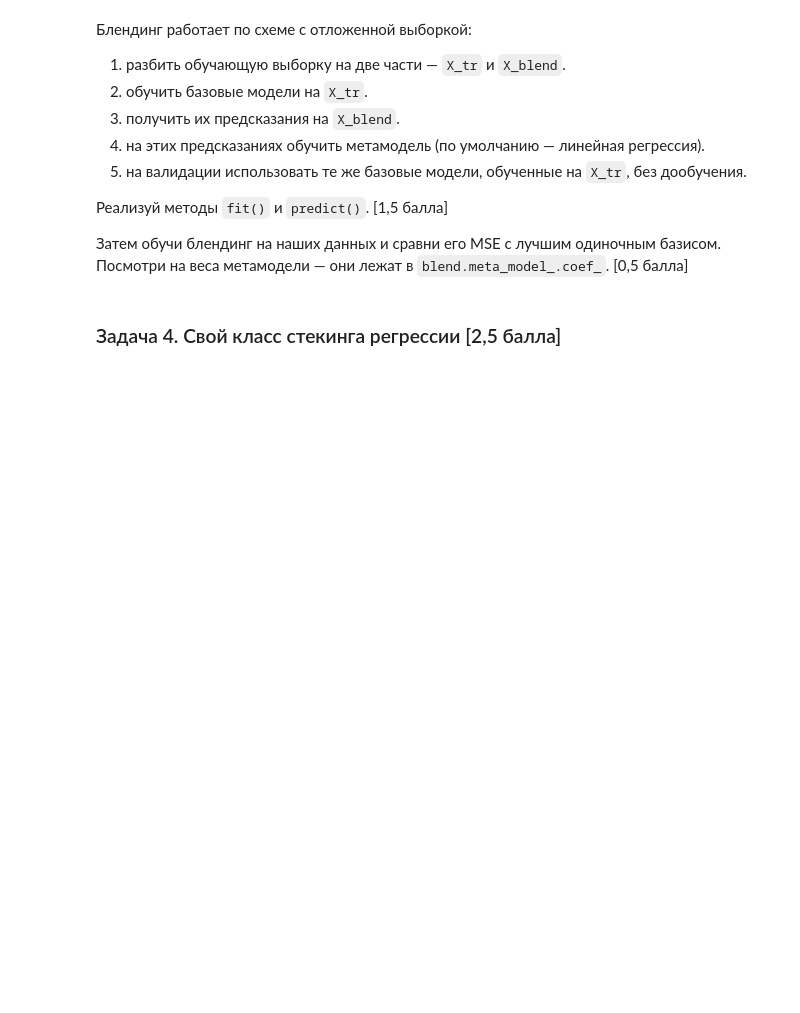
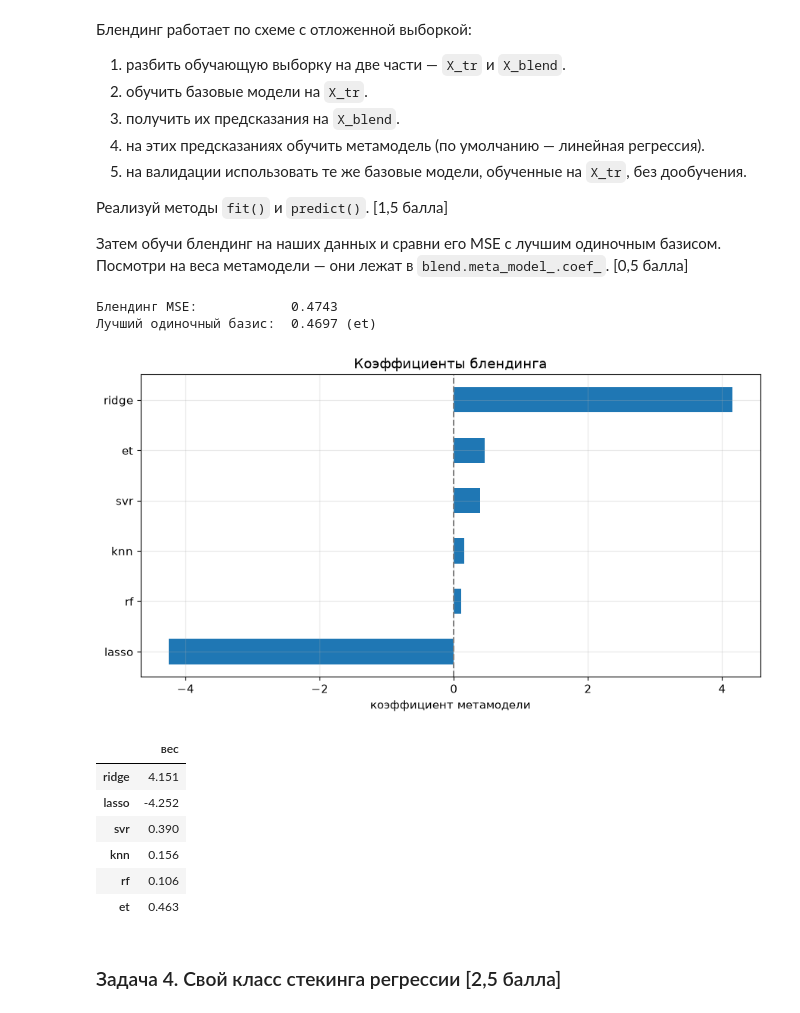
Before and after one commit to krivonosovti/CU, a Jupyter notebook: ML/Homework/Неделя_7_Машинное_обучение_ДЗ.ipynb, the cells around one changed output. Saved outputs shown, nothing was run; the diff lists cells and outputs as text; code cells hidden in the pictures; blank space fills up the shorter version.

```diff
--- a/ML/Homework/Неделя_7_Машинное_обучение_ДЗ.ipynb
+++ b/ML/Homework/Неделя_7_Машинное_обучение_ДЗ.ipynb
@@ -318,43 +398,80 @@ class MyBlendingRegressor(RegressorMixin, BaseEstimator):
     def fit(self, X, y):
         self.model_order_ = list(self.base_models)
         # 1. Отложенная выборка для метамодели
-        X_tr, X_blend, y_tr, y_blend = # train_test_split(...)
+        X_tr, X_blend, y_tr, y_blend = train_test_split(
+            X, y,
+            random_state=self.random_state,
+            test_size=self.test_size,
+            shuffle = self.shuffle,
+        )
 
         # 2. Базовые модели учим только на X_tr
-        self.fitted_base_ = # your code
         # NB: каждую модель перед fit оберни в clone(...)
+        self.fitted_base_ = {
+                    name: clone(model).fit(X_tr, y_tr)
+                    for name, model in self.base_models.items()
+                }
 
         # 3. Их предсказания на отложенной части — признаки для метамодели
-        P_blend = # your code
+        P_blend = np.column_stack([
+            self.fitted_base_[name].predict(X_blend)
+            for name in self.model_order_
+        ])
 
         # 4. Метамодель учится на предсказаниях, а не на исходных признаках
-        self.meta_model_ = # your code
+        self.meta_model_ = (
+            LinearRegression()
+            if self.meta_model is None
+            else clone(self.meta_model)
+        )
+        self.meta_model_.fit(P_blend, y_blend)
 
         return self
 
     def predict(self, X):
         if self.meta_model_ is None:
             raise RuntimeError('Сначала вызови fit.')
-        P = # your code
+        P =  np.column_stack([
+            self.fitted_base_[name].predict(X)
+            for name in self.model_order_
+        ])
         return self.meta_model_.predict(P)
 # %%
-blend = # MyBlendingRegressor(...)
+blend = MyBlendingRegressor(
+      base_models=make_base(),
+)
+blend.fit(X_train, y_train)
+prediction = blend.predict(X_valid)
 # your code: fit
-mse_blend = # your code
+mse_blend = mean_squared_error(y_valid, prediction)
 
 print(f'Блендинг MSE:            {mse_blend:.4f}')
 print(f'Лучший одиночный базис:  {min(single_scores.values()):.4f} '
       f'({min(single_scores, key=single_scores.get)})')
 
-weights_blend = # your code: use blend.meta_model_.coef_
+weights_blend = pd.Series(
+    blend.meta_model_.coef_,
+    index=blend.model_order_,
+)
 
 weights_blend.sort_values().plot(kind='barh', color='tab:blue')
 plt.axvline(0, color='gray', ls='--')
 plt.xlabel('коэффициент метамодели'); plt.title('Коэффициенты блендинга')
 plt.tight_layout()
 plt.show()
 
 weights_blend.round(3).to_frame('вес')
+# %% [output]
+Блендинг MSE:            0.4743
+Лучший одиночный базис:  0.4697 (et)
+[figure, added]
+|  | вес |
+| ridge | 4.151 |
+| lasso | -4.252 |
+| svr | 0.390 |
+| knn | 0.156 |
+| rf | 0.106 |
+| et | 0.463 |
 # %% [markdown]
 ### Задача 4. Свой класс стекинга регрессии [2,5 балла]
 # %% [markdown]
```
Also changed, not shown: parts of 15 cells of this notebook.
